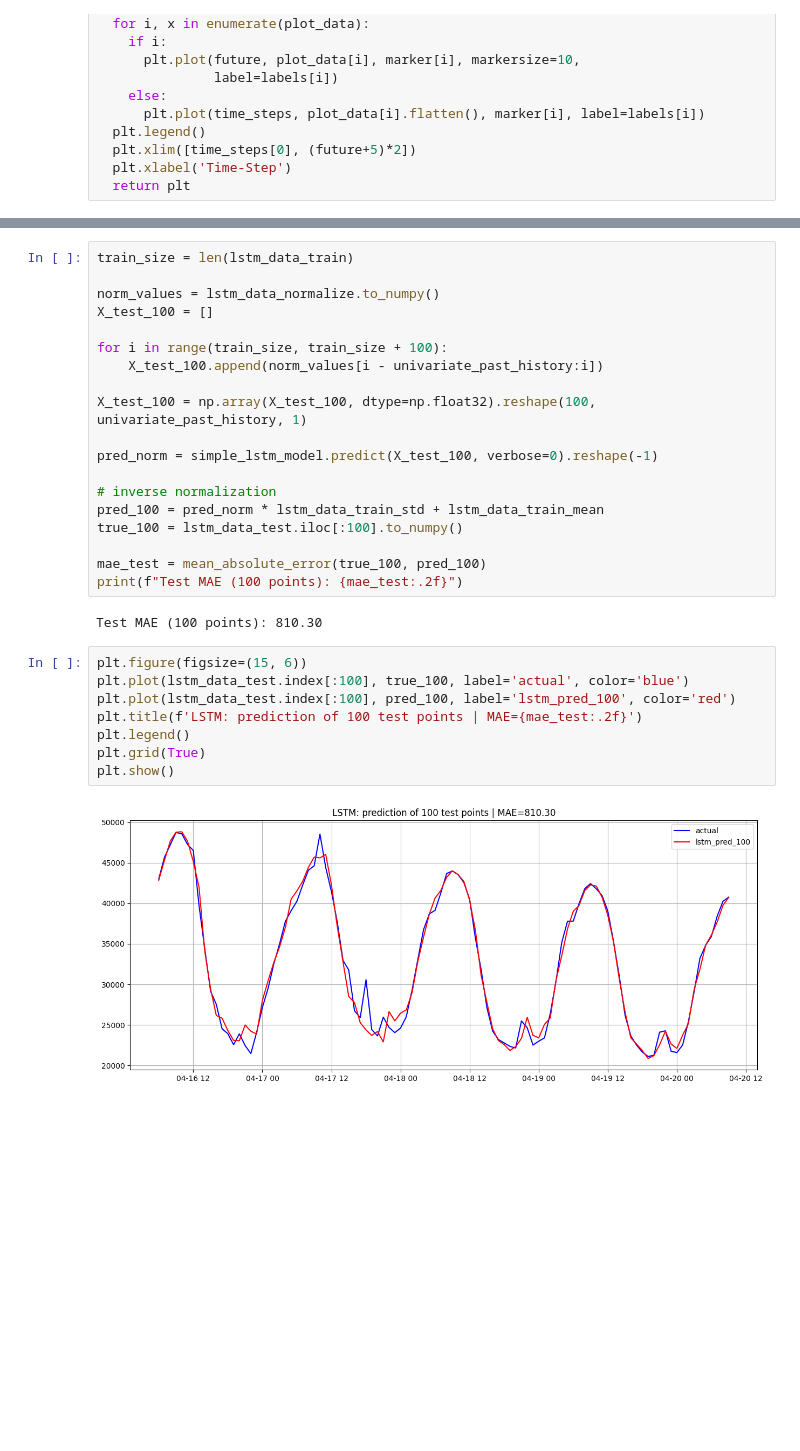
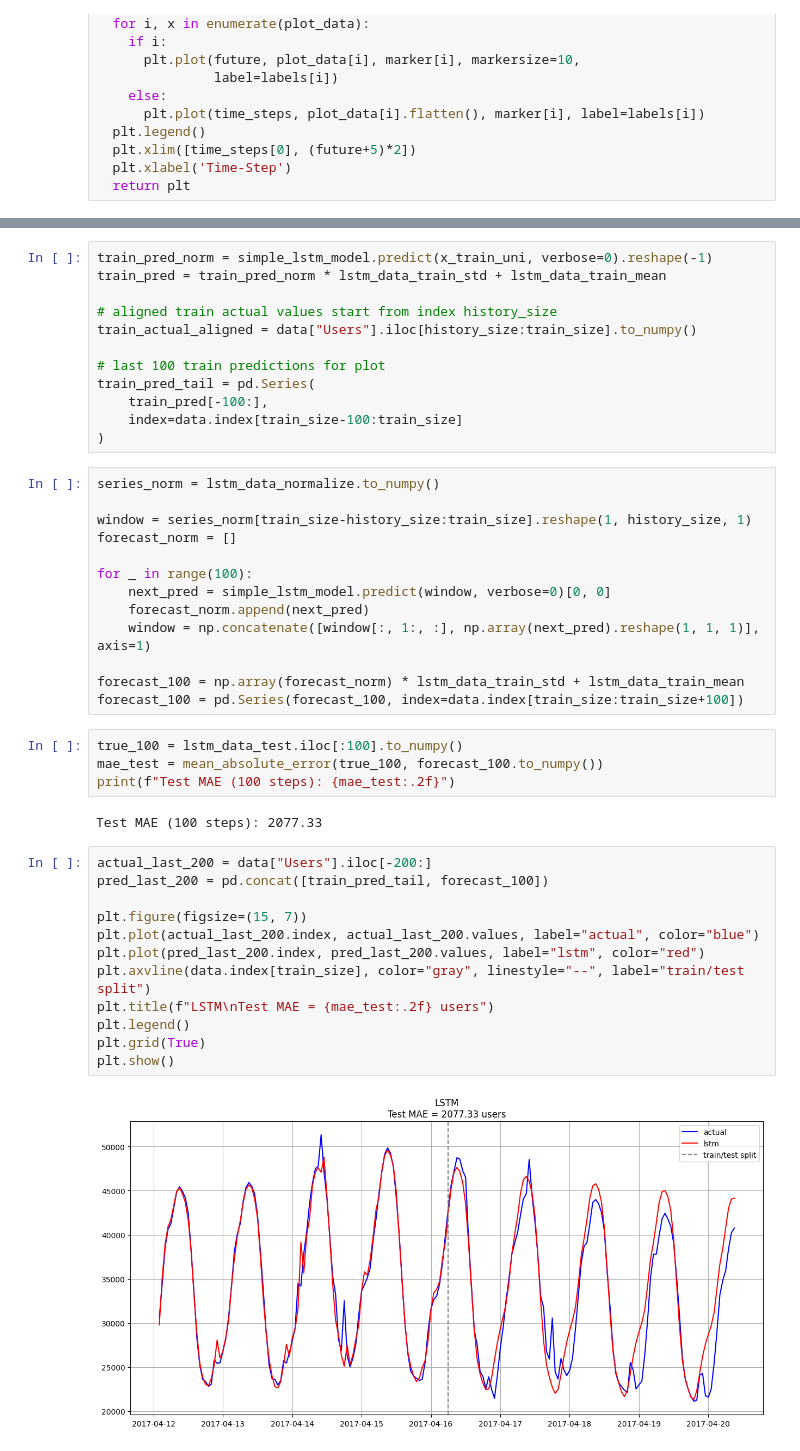
Before and after one commit to EmilBBbbbbbb/ARIMA_vs_LSTM, a Jupyter notebook: ARIMA_vs_LSTM.ipynb, the cells around one changed output, grey strips where cells are left out. Cells and saved outputs as stored; diff of their text form; blank space fills up the shorter version.

Commit message:
lstm v.2

```diff
--- a/ARIMA_vs_LSTM.ipynb
+++ b/ARIMA_vs_LSTM.ipynb
@@ -389,31 +393,45 @@ Epoch 10/10
-# %%
-train_size = len(lstm_data_train)
-
-norm_values = lstm_data_normalize.to_numpy()
-X_test_100 = []
-
-for i in range(train_size, train_size + 100):
-    X_test_100.append(norm_values[i - univariate_past_history:i])
-
-X_test_100 = np.array(X_test_100, dtype=np.float32).reshape(100, univariate_past_history, 1)
-
-pred_norm = simple_lstm_model.predict(X_test_100, verbose=0).reshape(-1)
-
-# inverse normalization
-pred_100 = pred_norm * lstm_data_train_std + lstm_data_train_mean
-true_100 = lstm_data_test.iloc[:100].to_numpy()
-
-mae_test = mean_absolute_error(true_100, pred_100)
-print(f"Test MAE (100 points): {mae_test:.2f}")
-# %% [output]
-Test MAE (100 points): 810.30
+# %%
+train_pred_norm = simple_lstm_model.predict(x_train_uni, verbose=0).reshape(-1)
+train_pred = train_pred_norm * lstm_data_train_std + lstm_data_train_mean
+
+# aligned train actual values start from index history_size
+train_actual_aligned = data["Users"].iloc[history_size:train_size].to_numpy()
+
+# last 100 train predictions for plot
+train_pred_tail = pd.Series(
+    train_pred[-100:],
+    index=data.index[train_size-100:train_size]
+)
+# %%
+series_norm = lstm_data_normalize.to_numpy()
+
+window = series_norm[train_size-history_size:train_size].reshape(1, history_size, 1)
+forecast_norm = []
+
+for _ in range(100):
+    next_pred = simple_lstm_model.predict(window, verbose=0)[0, 0]
+    forecast_norm.append(next_pred)
+    window = np.concatenate([window[:, 1:, :], np.array(next_pred).reshape(1, 1, 1)], axis=1)
+
+forecast_100 = np.array(forecast_norm) * lstm_data_train_std + lstm_data_train_mean
+forecast_100 = pd.Series(forecast_100, index=data.index[train_size:train_size+100])
+# %%
+true_100 = lstm_data_test.iloc[:100].to_numpy()
+mae_test = mean_absolute_error(true_100, forecast_100.to_numpy())
+print(f"Test MAE (100 steps): {mae_test:.2f}")
+# %% [output]
+Test MAE (100 steps): 2077.33
 # %%
-plt.figure(figsize=(15, 6))
-plt.plot(lstm_data_test.index[:100], true_100, label='actual', color='blue')
-plt.plot(lstm_data_test.index[:100], pred_100, label='lstm_pred_100', color='red')
-plt.title(f'LSTM: prediction of 100 test points | MAE={mae_test:.2f}')
+actual_last_200 = data["Users"].iloc[-200:]
+pred_last_200 = pd.concat([train_pred_tail, forecast_100])
+
+plt.figure(figsize=(15, 7))
+plt.plot(actual_last_200.index, actual_last_200.values, label="actual", color="blue")
+plt.plot(pred_last_200.index, pred_last_200.values, label="lstm", color="red")
+plt.axvline(data.index[train_size], color="gray", linestyle="--", label="train/test split")
+plt.title(f"LSTM\nTest MAE = {mae_test:.2f} users")
 plt.legend()
 plt.grid(True)
 plt.show()
 # %% [output]
-[figure, old version]
+[figure, new version]
```
Also changed, not shown: parts of 4 cells of this notebook.
